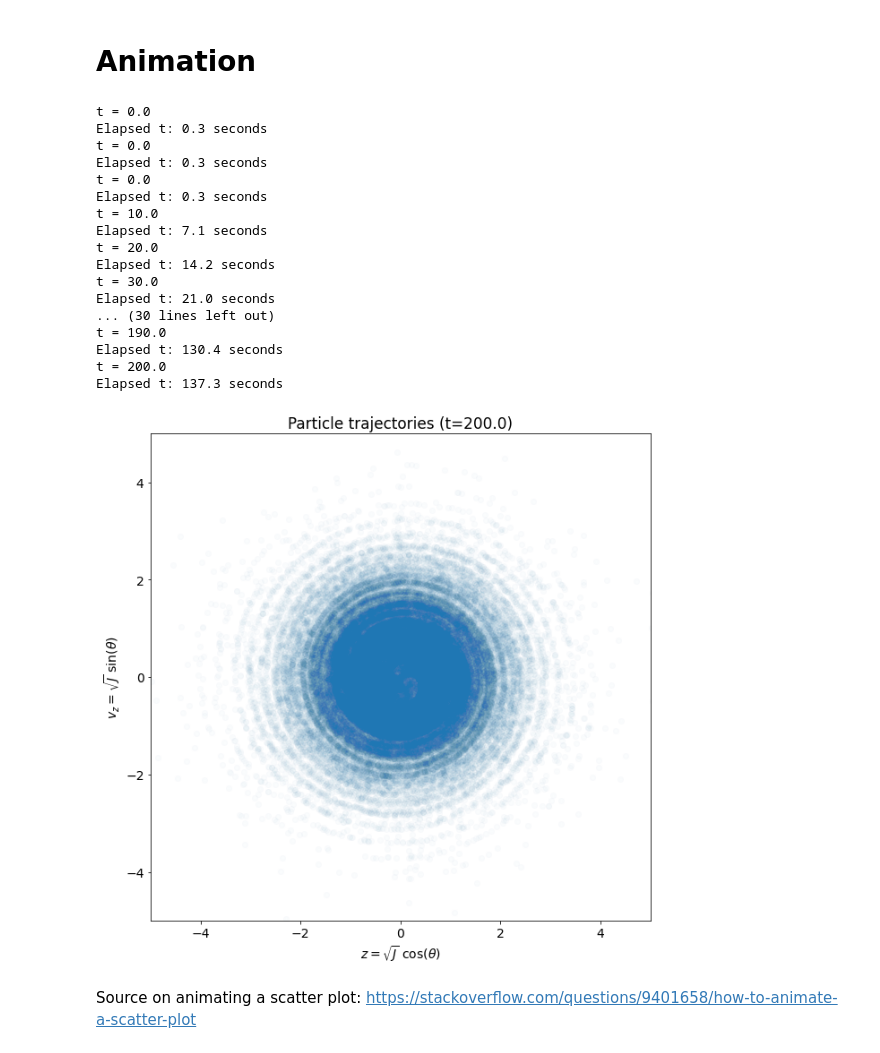
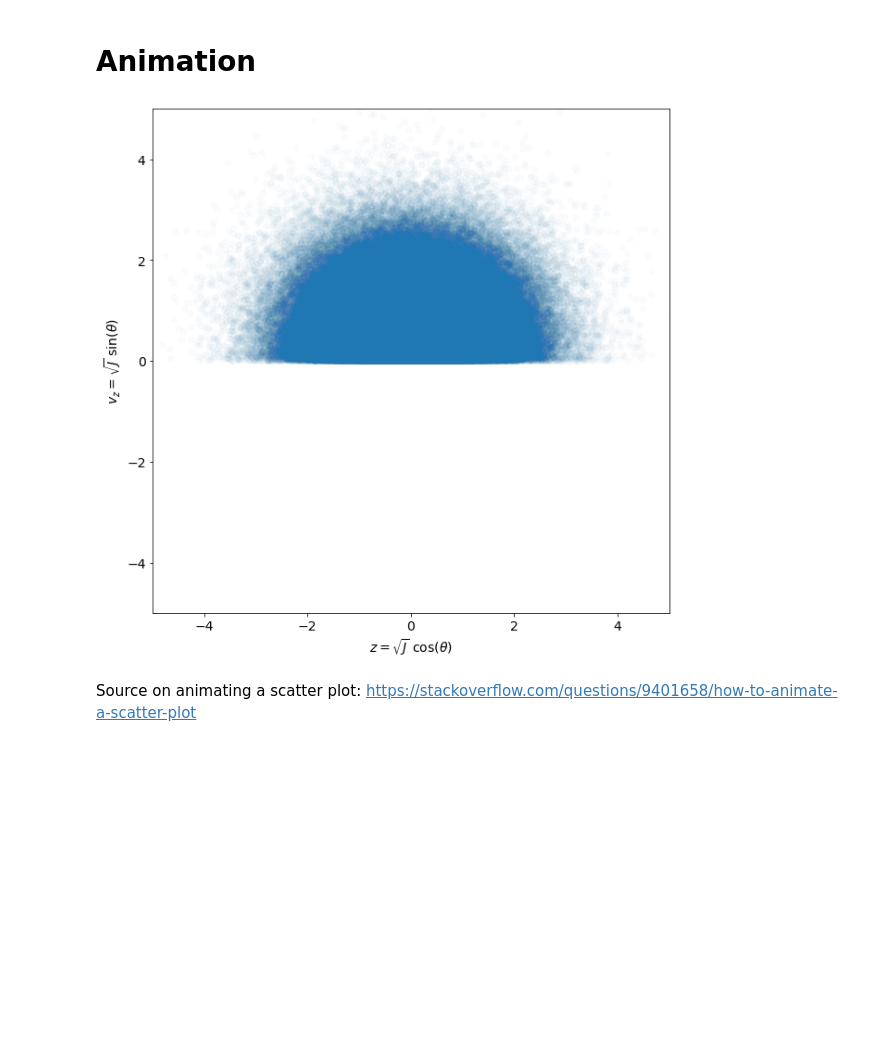
Before and after one commit to Jupiter1994/plasma-echo, a Jupyter notebook: Sampling Particle Trajectories.ipynb, the cells around one changed output. Saved outputs shown, nothing was run; the diff lists cells and outputs as text; code cells hidden in the pictures; blank space fills up the shorter version.

```diff
--- a/Sampling Particle Trajectories.ipynb
+++ b/Sampling Particle Trajectories.ipynb
@@ -123,17 +123,17 @@ n1, n2 = 1, 3
 A1, A2 = 0.1, 0.2
 
 # define ts, thetas, and Js; and, corresponding Cartesian coords
-N = (int) (1e5) # number of particles
+N = (int) (5e5) # number of particles
 
 # time range
 tmin = 0
-tmax = 200
+tmax = 10
 tstep = 0.5
 ts = np.arange(tmin, tmax+tstep, tstep)
 
 # Monte Carlo sample our initial conditions
 np.random.seed(2)
-thetas = (2*np.pi) *np.random.rand(N)
+thetas = (np.pi) *np.random.rand(N)
 Js = f_0_distro(N) # drawn from f_0(J)
 
 # initial Omega values
@@ -188,27 +188,29 @@ Therefore:
 $$\frac{\delta n}{n_0} \Big|_{z=z'} = \frac{n(t) - n(0^-)}{n(0)}\Big|_{z=z'}.$$
 # %%
 # calculate n_0 and plot initial condition
-z_tolerance = 1e-2
+z_tolerance = 1e-3
 
 fig = plt.figure(figsize=(10,10))
 zs, vzs = pol2cart(thetas, Js)
 scat = plt.scatter(zs, vzs, alpha=0.5)
-# plt.grid()
 
 # number of particles at t=0 within z_tolerance at a z coordinate; this is the
 # "background" distribution
 z_offset = 1
 n_0 = np.sum(np.abs(zs - z_offset) < z_tolerance)
 print(f'n_0 = {n_0}')
+n_0 /= len(zs) # normalize by # of particles
 
-xlimit = 5
-plt.xlim(-xlimit, xlimit)
-plt.ylim(-xlimit, xlimit)
+plot_initial_distro = True
+if plot_initial_distro:
+    xlimit = 5
+    plt.xlim(-xlimit, xlimit)
+    plt.ylim(-xlimit, xlimit)
 
-plt.xlabel(r"$z = \sqrt{J}$ cos($\theta$)")
-plt.ylabel(r"$v_z = \sqrt{J}$ sin($\theta$)")
+    plt.xlabel(r"$z = \sqrt{J}$ cos($\theta$)")
+    plt.ylabel(r"$v_z = \sqrt{J}$ sin($\theta$)")
 
-plt.title('Particles right before hammer 1')
+    plt.title('Particles right before hammer 1')
 
-plt.show()
+    plt.show()
 # %% [output]
@@ -226,8 +223,6 @@ plt.show()
 fig = plt.figure(figsize=(10,10))
 zs, vzs = pol2cart(thetas, Js)
 scat = plt.scatter(zs, vzs, alpha=0.02)
-
-hist = plt.hist(Js)
 
 xlimit = 5
 plt.xlim(-xlimit, xlimit)
@@ -255,8 +250,8 @@ def updatefig(i):
         print(f'Elapsed t: {np.round(time.time() - start, 1)} seconds')
 
     # update Js, Omegas iff there's a hammer
-    hammers_on = True
-        if hammers_on:
+    hammers_on = False
+    if hammers_on:
         if ((not variables["hammer1_has_hit"]) and (t >= t1)):
             variables["Js"] += n1 * A1 * np.sin(n1 * variables["thetas"])
             variables["Omegas"] = compute_Omega(variables["Js"])
@@ -268,7 +263,7 @@ def updatefig(i):
             variables["hammer2_has_hit"] = True
 
     # update thetas
-    variables["thetas"] += Omegas * tstep
+    variables["thetas"] += variables["Omegas"] * tstep
     variables["thetas"] = np.mod(variables["thetas"], 2*np.pi)
 
     J_is_negative = (variables["Js"] < 0)
@@ -278,53 +273,36 @@ def updatefig(i):
     if move_negative_J_particles:
         variables["Js"][J_is_negative] = 0
 
     ## convert coordinates to (z, v_z)
     hide_negative_J_particles = False
     if hide_negative_J_particles:
         zs, vzs = pol2cart(variables["thetas"][~J_is_negative],
                            variables["Js"][~J_is_negative])
     else:
         zs, vzs = pol2cart(variables["thetas"],
                            variables["Js"])
 
     ## compute delta n / n_0, ie, number density contrast
 
     # number of particles at t=0 within z_tolerance of our selected z coordinate
-    n_t = np.sum(np.abs(zs - z_offset) < z_tolerance)
+    n_t = np.sum(np.abs(zs - z_offset) < z_tolerance) / len(zs)
     delta_n_over_n = (n_t - n_0) / n_0
     delta_n_over_ns.append(delta_n_over_n)
 
     # make plot
     data = np.transpose((zs, vzs))
     scat.set_offsets(data)
     plt.title('Particle trajectories (t=' + str(t) + ')')
     return scat,
 
 
-make_animation = True
+make_animation = False
 if make_animation:
     ani = animation.FuncAnimation(fig, updatefig, interval=100, frames=len(ts), \
             blit=True)
     ani.save("Sampled_trajectories_temp.mp4")
 # %% [output]
-t = 0.0
-Elapsed t: 0.3 seconds
-t = 0.0
-Elapsed t: 0.3 seconds
-t = 0.0
-Elapsed t: 0.3 seconds
-t = 10.0
-Elapsed t: 7.1 seconds
-t = 20.0
-Elapsed t: 14.2 seconds
-t = 30.0
-Elapsed t: 21.0 seconds
-... (30 lines left out)
-t = 190.0
-Elapsed t: 130.4 seconds
-t = 200.0
-Elapsed t: 137.3 seconds
-[figure, old version]
+[figure, new version]
 # %% [markdown]
 Source on animating a scatter plot: https://stackoverflow.com/questions/9401658/how-to-animate-a-scatter-plot
 # %%
```
Also changed, not shown: parts of 4 cells of this notebook.
